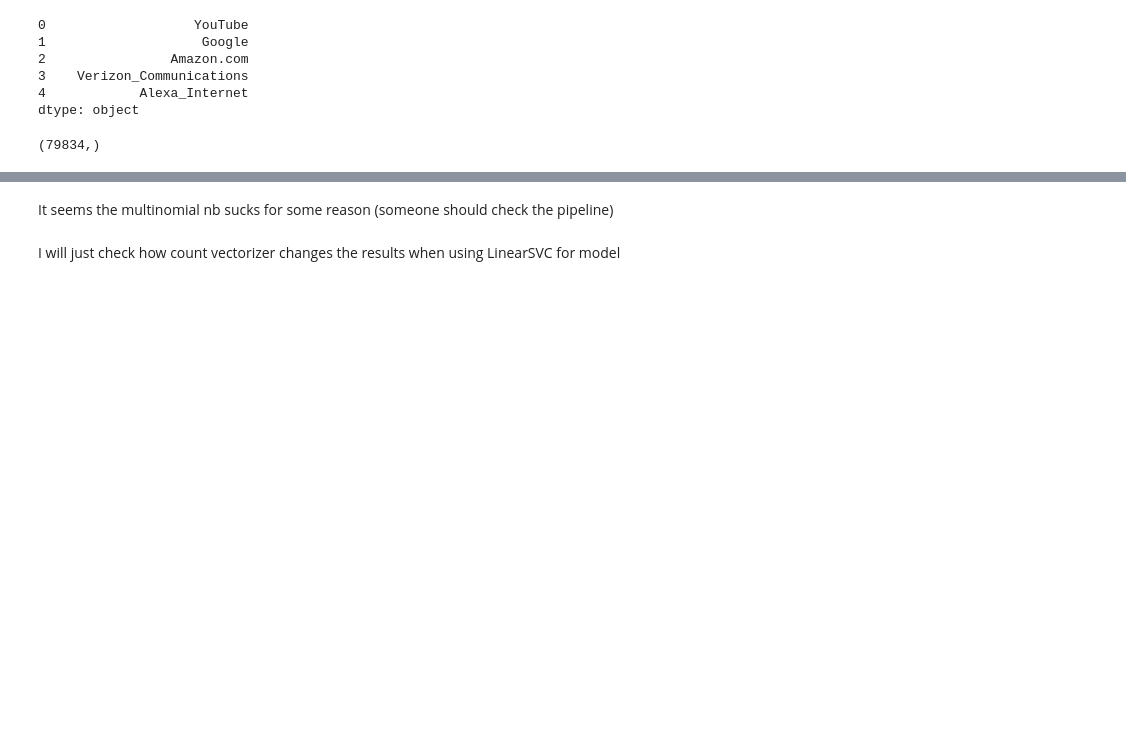
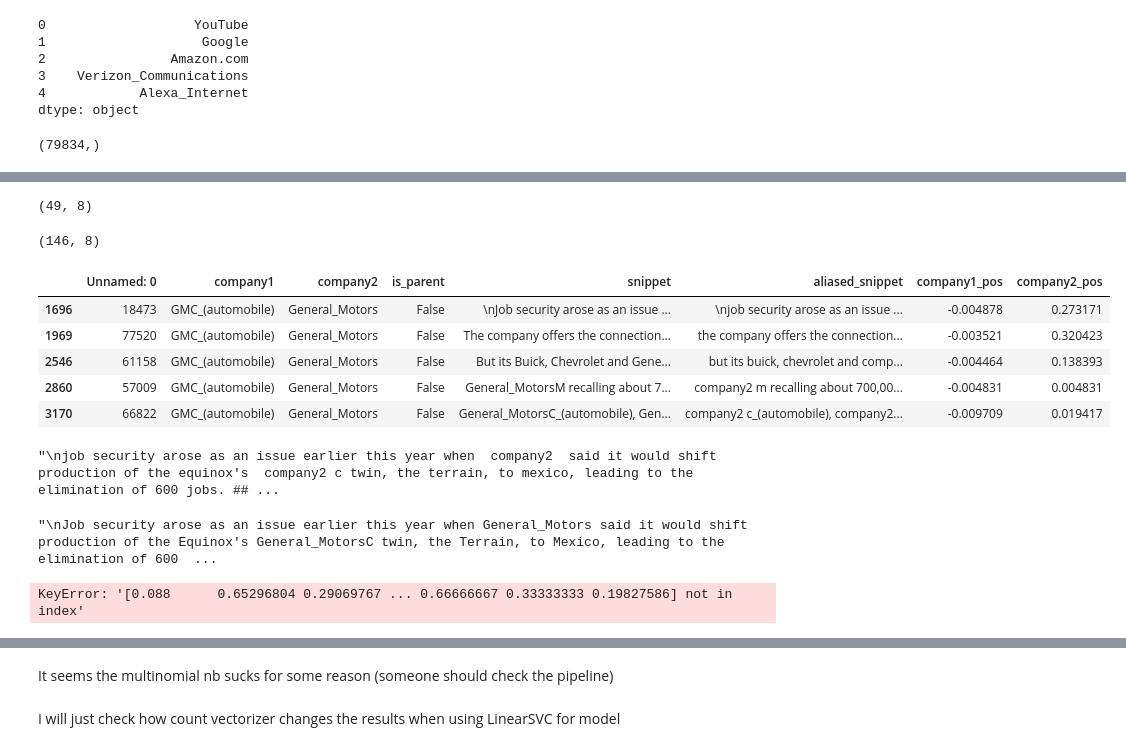
Before and after one commit to radpet/team_a, a Jupyter notebook: Radi/TF-IDF_Classical_ML.ipynb, the cells around one changed output, grey strips where cells are left out. Drawn from its saved outputs; the diff is of its cells as text; code cells hidden in the pictures; blank space fills up the shorter version.

```diff
--- a/Radi/TF-IDF_Classical_ML.ipynb
+++ b/Radi/TF-IDF_Classical_ML.ipynb
@@ -24,6 +24,8 @@ dtype: object
 # %%
 TEXT = "aliased_snippet"
 RESULT = "is_parent"
+COMPANY1= "company1"
+COMPANY2 = "company2"
 # %%
 corpus = train[TEXT].append(dev[TEXT]).append(test[TEXT]).append(companies)
 corpus.shape
@@ -40 +42,5 @@ train[:5]
 | 4 | 39242 | Google | AT&T | False | While Google won that battle, AT&... | while company1 won that battle, c... |
+# %%
+# the idea here is to add whether company1 is before company2
+def add_company_pos_ratio(company, row):
+    return row[TEXT].find(company) / len(row[TEXT])
@@ -40,0 +49,40 @@ train[:5]
+# %%
+class RatioPos(TransformerMixin,BaseEstimator):
+    def __init__(self, company):
+        self.company = company
+    def transform(self, X, **kwargs):
+        return X.apply((lambda x: add_company_pos_ratio(self.company, x)), axis=1)
+    def fit(self, X, y=None, **kwargs):
+        return self
+# %%
+train["company1_pos"] = RatioPos(COMPANY1).fit_transform(train)
+train["company2_pos"] = RatioPos(COMPANY2).fit_transform(train)
+# %%
+train[train["company1_pos"] < 0].shape
+# %% [output]
+(49, 8)
+# %%
+train[train["company2_pos"] < 0].shape
+# %% [output]
+(146, 8)
+# %%
+train[train["company1_pos"] < 0][:5]
+# %% [output]
+|  | Unnamed: 0 | company1 | company2 | is_parent | snippet | aliased_snippet | company1_pos | company2_pos |
+| 1696 | 18473 | GMC_(automobile) | General_Motors | False | \nJob security arose as an issue ... | \njob security arose as an issue ... | -0.004878 | 0.273171 |
+| 1969 | 77520 | GMC_(automobile) | General_Motors | False | The company offers the connection... | the company offers the connection... | -0.003521 | 0.320423 |
+| 2546 | 61158 | GMC_(automobile) | General_Motors | False | But its Buick, Chevrolet and Gene... | but its buick, chevrolet and comp... | -0.004464 | 0.138393 |
+| 2860 | 57009 | GMC_(automobile) | General_Motors | False | General_MotorsM recalling about 7... | company2 m recalling about 700,00... | -0.004831 | 0.004831 |
+| 3170 | 66822 | GMC_(automobile) | General_Motors | False | General_MotorsC_(automobile), Gen... | company2 c_(automobile), company2... | -0.009709 | 0.019417 |
+# %%
+train.iloc[1696][TEXT]
+# %% [output]
+"\njob security arose as an issue earlier this year when  company2  said it would shift production of the equinox's  company2 c twin, the terrain, to mexico, leading to the elimination of 600 jobs. ## ...
+# %%
+train.iloc[1696]["snippet"]
+# %% [output]
+"\nJob security arose as an issue earlier this year when General_Motors said it would shift production of the Equinox's General_MotorsC twin, the Terrain, to Mexico, leading to the elimination of 600  ...
+# %%
+train[train["company1_pos"]][train[RESULT]==True].shape
+# %% [output]
+KeyError: '[0.088      0.65296804 0.29069767 ... 0.66666667 0.33333333 0.19827586] not in index'
```
Also changed, not shown: parts of 15 cells of this notebook, 1 other file.
